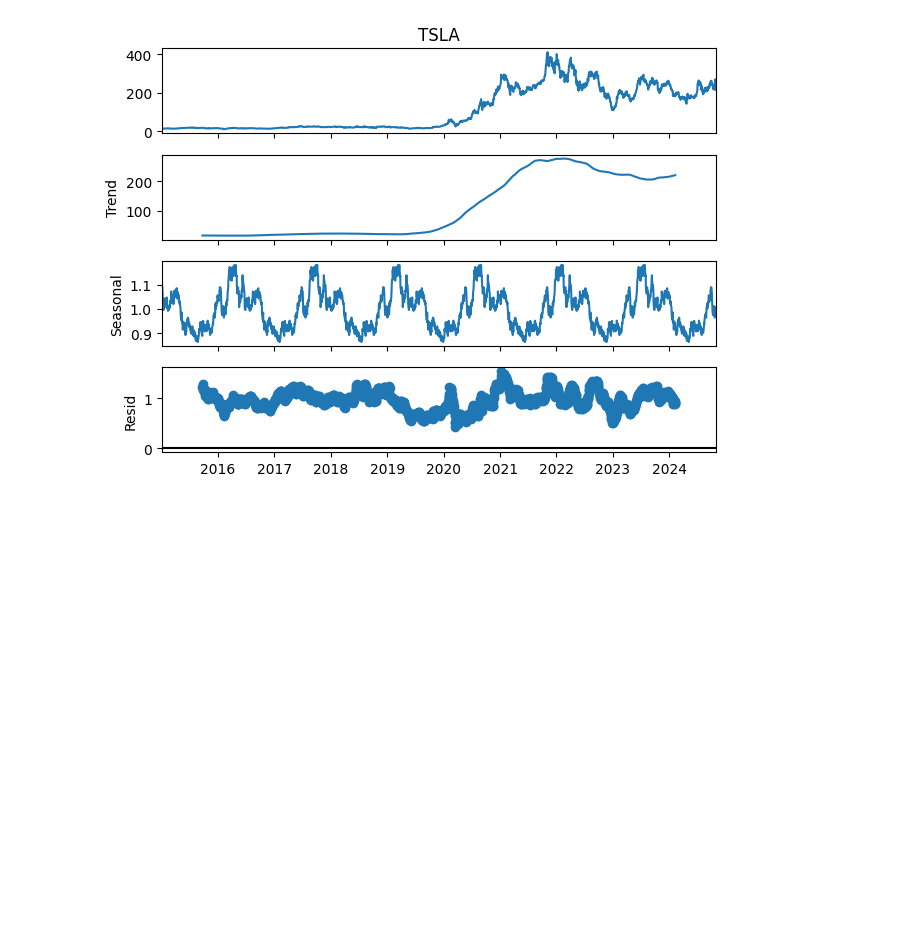
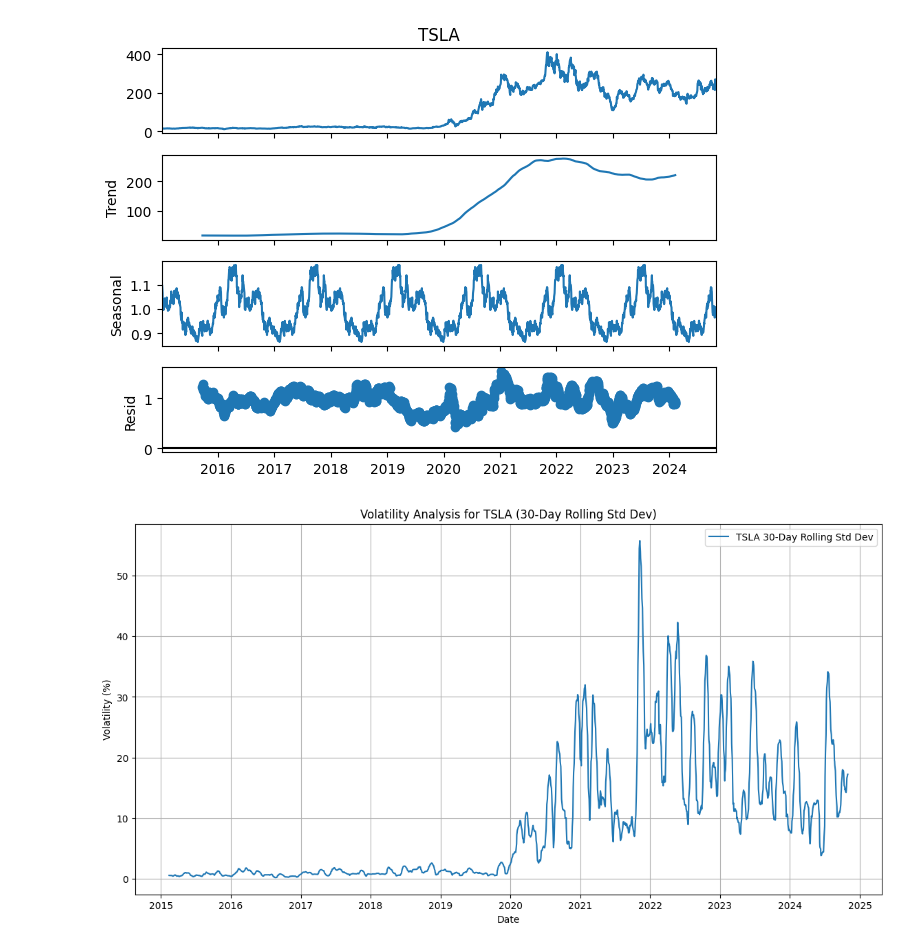
Before and after one commit to Wbam/Week-11, a Jupyter notebook: notebooks/preprocess_and_explore_data.ipynb, the cells around one changed output. Drawn from its saved outputs; the diff is of its cells as text; code cells hidden in the pictures; blank space fills up the shorter version.

Commit message:
This step calculates the rolling standard deviation for TSLA to analyze its short-term volatility.

```diff
--- a/notebooks/preprocess_and_explore_data.ipynb
+++ b/notebooks/preprocess_and_explore_data.ipynb
@@ -161,3 +161,19 @@ plt.show()
 # %% [output]
 <Figure size 1400x1000 with 0 Axes>
 [figure]
+# %%
+# Step 5: Volatility analysis
+# Rolling standard deviation (30-day window)
+rolling_std = data_clean['Close'].rolling(window=30).std()
+
+# Plot rolling standard deviation (volatility)
+plt.figure(figsize=(14, 7))
+plt.plot(rolling_std['TSLA'], label='TSLA 30-Day Rolling Std Dev')
+plt.title('Volatility Analysis for TSLA (30-Day Rolling Std Dev)')
+plt.xlabel('Date')
+plt.ylabel('Volatility (%)')
+plt.legend()
+plt.grid(True)
+plt.show()
+# %% [output]
+[figure, added]
```
